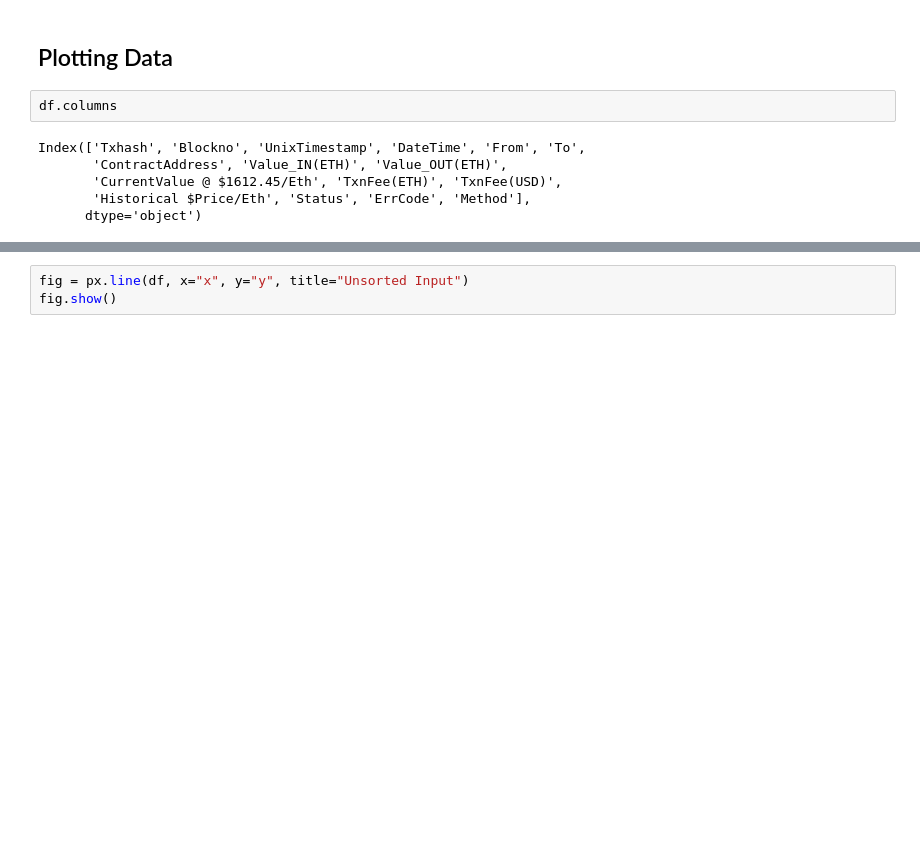
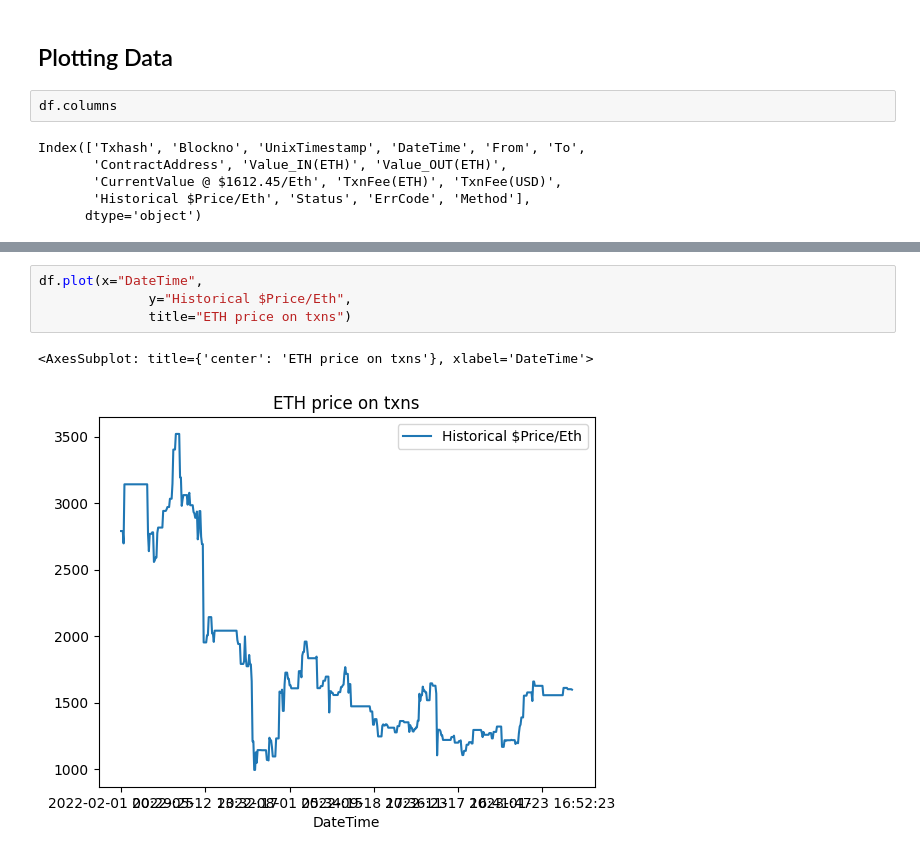
Before and after one commit to abhimanyus1997/cryptoTracker, a Jupyter notebook: alpha/etherscan_csv_reader.ipynb, the cells around one changed output, grey strips where cells are left out. Drawn from its saved outputs; the diff is of its cells as text; blank space fills up the shorter version.

```diff
--- a/alpha/etherscan_csv_reader.ipynb
+++ b/alpha/etherscan_csv_reader.ipynb
@@ -80,3 +95,7 @@ Date = df['Historical $Price/Eth']
 # %%
-fig = px.line(df, x="x", y="y", title="Unsorted Input")
-fig.show()
+df.plot(x="DateTime",
+              y="Historical $Price/Eth",
+              title="ETH price on txns")
+# %% [output]
+<AxesSubplot: title={'center': 'ETH price on txns'}, xlabel='DateTime'>
+[figure, added]
```
Also changed, not shown: parts of 3 cells of this notebook, 1 other file.
